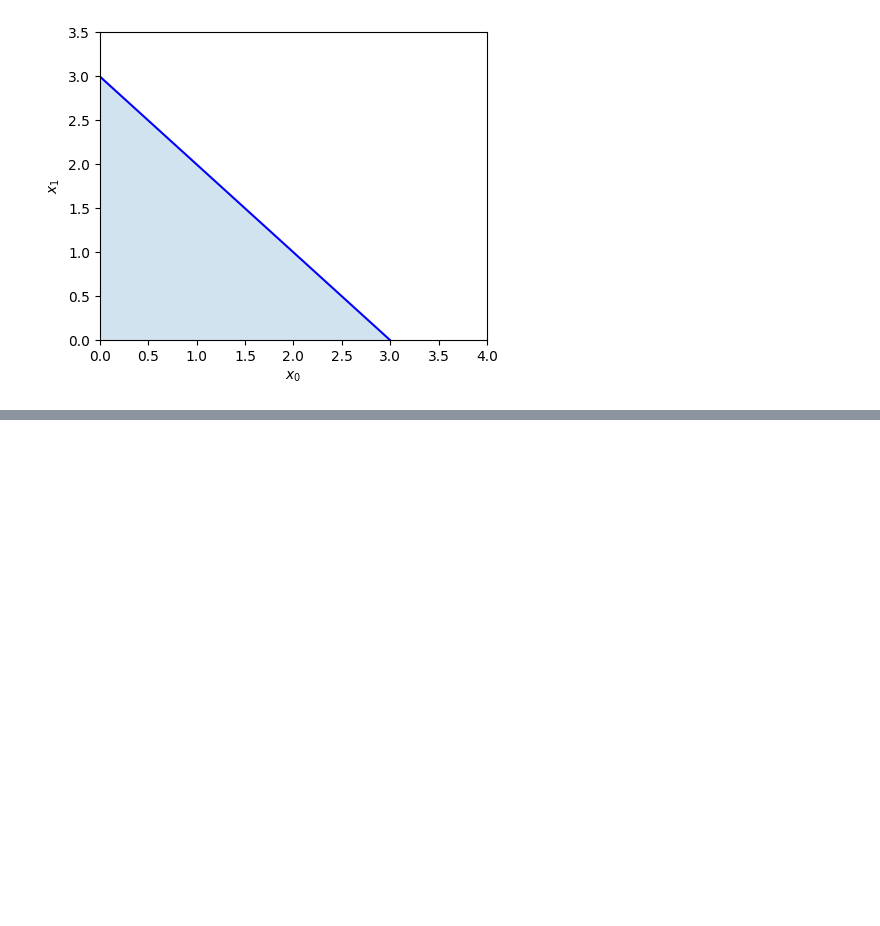
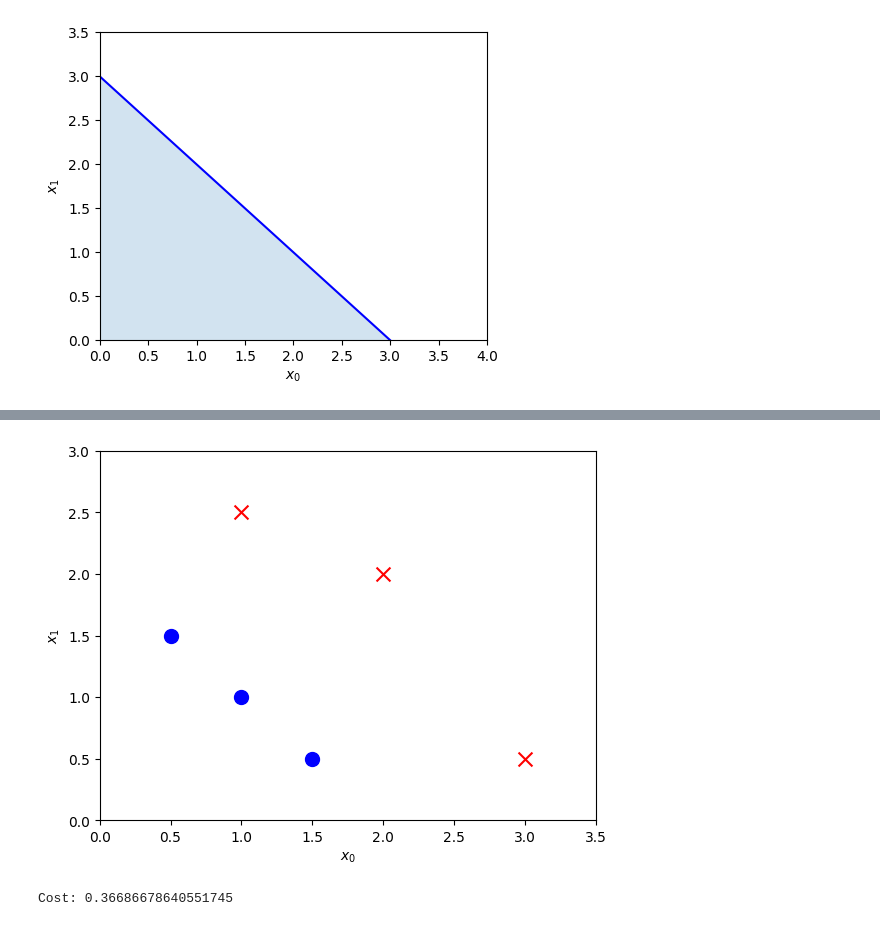
Before and after one commit to lam-thai-nguyen/Titanic-Binary-Classification, a Jupyter notebook: example.ipynb, the cells around one changed output, grey strips where cells are left out. Saved outputs shown, nothing was run; the diff lists cells and outputs as text; code cells hidden in the pictures; blank space fills up the shorter version.

Commit message:
logistic regression example

```diff
--- a/example.ipynb
+++ b/example.ipynb
@@ -40,0 +53,20 @@ plt.show()
+# %%
+X_train = np.array([[0.5, 1.5], [1,1], [1.5, 0.5], [3, 0.5], [2, 2], [1, 2.5]])
+y_train = np.array([0, 0, 0, 1, 1, 1])
+colors = ['blue', 'red']
+markers = ['o', 'x']
+
+for i in range(len(X_train)):
+    plt.scatter(X_train[i, 0], X_train[i, 1], c=colors[y_train[i]], marker=markers[y_train[i]], s=100)
+plt.xlabel(r'$x_0$')
+plt.ylabel(r'$x_1$')
+plt.axis([0, 3.5, 0, 3])
+plt.show()
+# %% [output]
+[figure, added]
+# %%
+w_tmp = np.array([1,1])
+b_tmp = -3
+print(f"Cost: {_compute_cost_logistic(X_train, y_train, w_tmp, b_tmp)}")
+# %% [output]
+Cost: 0.36686678640551745
```
Also changed, not shown: parts of 12 cells of this notebook.
